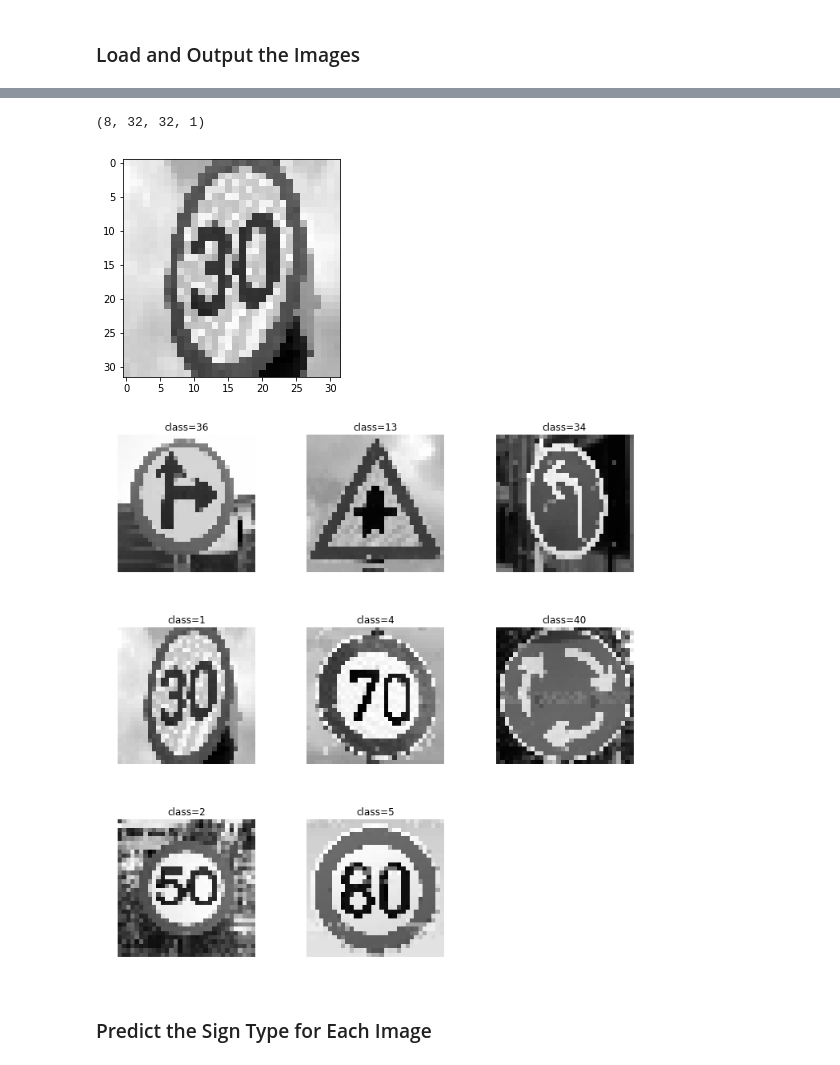
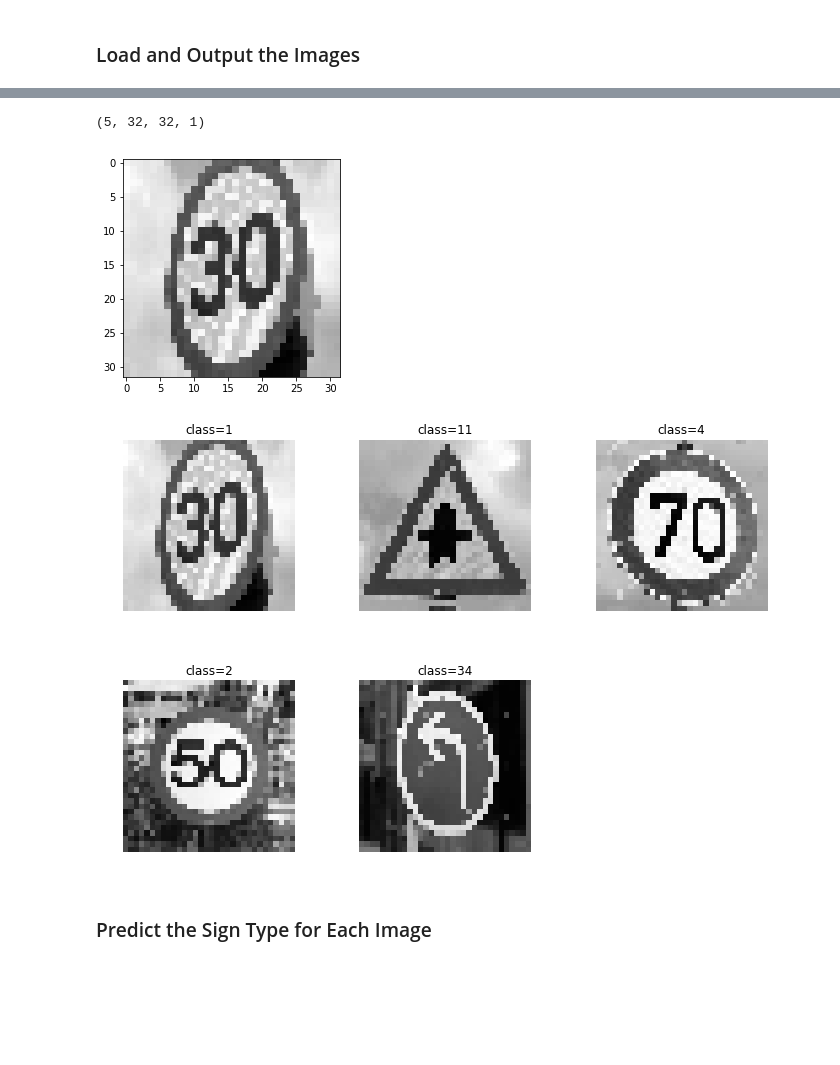
Before and after one commit to var7/CarND-Traffic-Sign-Classifier-Project, a Jupyter notebook: Traffic_Sign_Classifier.ipynb, the cells around one changed output, grey strips where cells are left out. Saved outputs shown, nothing was run; the diff lists cells and outputs as text; code cells hidden in the pictures; blank space fills up the shorter version.

```diff
--- a/Traffic_Sign_Classifier.ipynb
+++ b/Traffic_Sign_Classifier.ipynb
@@ -415,8 +417,8 @@ X_train_norm.shape
 # %%
 import tensorflow as tf
 
-EPOCHS = 100
-BATCH_SIZE = 128
+EPOCHS = 150
+BATCH_SIZE = 64
 # %%
 from tensorflow.contrib.layers import flatten
 
@@ -440,7 +442,7 @@ def LeNet(x):
     print('conv1 shape:', conv1.get_shape())
 
     # SOLUTION: Activation.
-    conv1 = tf.nn.relu(conv1)
+    conv1 = tf.nn.elu(conv1)
 
     # SOLUTION: Pooling. Input = 28x28x6. Output = 14x14x6.
     conv1 = tf.nn.max_pool(conv1, ksize=[1, 2, 2, 1], strides=[1, 2, 2, 1], padding='VALID')
@@ -451,7 +453,7 @@ def LeNet(x):
     conv2   = tf.nn.conv2d(conv1, conv2_W, strides=[1, 1, 1, 1], padding='VALID') + conv2_b
 #     conv2 = tf.nn.dropout(conv2, keep_prob+0.2)
     # SOLUTION: Activation.
-    conv2 = tf.nn.relu(conv2)
+    conv2 = tf.nn.elu(conv2)
 
     # SOLUTION: Pooling. Input = 10x10x16. Output = 5x5x16.
     conv2 = tf.nn.max_pool(conv2, ksize=[1, 2, 2, 1], strides=[1, 2, 2, 1], padding='VALID')
@@ -470,7 +472,7 @@ def LeNet(x):
     fc1   = tf.matmul(fc0, fc1_W) + fc1_b
 
     # SOLUTION: Activation.
-    fc1    = tf.nn.relu(fc1)
+    fc1    = tf.nn.elu(fc1)
 
     # SOLUTION: Layer 4: Fully Connected. Input = 120. Output = 84.
     fc2_W  = tf.Variable(tf.truncated_normal(shape=(120, 84), mean = mu, stddev = sigma), name='fcw2')
@@ -478,7 +480,7 @@ def LeNet(x):
     fc2    = tf.matmul(fc1, fc2_W) + fc2_b
 
     # SOLUTION: Activation.
-    fc2    = tf.nn.relu(fc2)
+    fc2    = tf.nn.elu(fc2)
 
     # SOLUTION: Layer 5: Fully Connected. Input = 84. Output = 43.
     fc3_W  = tf.Variable(tf.truncated_normal(shape=(84, 43), mean = mu, stddev = sigma), name='fcw3')
@@ -549,7 +551,7 @@ with tf.Session() as sess:
         valid_acc.append(validation_accuracy)
         print()
 
-    saver.save(sess, './modelwithaugdata')
+    saver.save(sess, './modelwith800augdata')
     print("Model saved")
 # %% [output]
 Training...
@@ -621,5 +623,5 @@ print(images)
 # %%
-X_web_test = np.zeros((8, 32, 32, 3))
+X_web_test = np.zeros((5, 32, 32, 3))
 idx = 0
 fig = plt.figure(figsize=(8,8))
 # print(X_web_test[0].shape)
@@ -628,7 +630,7 @@ for imgName in images:
     img = cv2.resize(img, (32, 32))
 #     print(img.shape)
     X_web_test[idx] = img
-    fig.add_subplot(2, 4, idx+1)
+    fig.add_subplot(2, 5, idx+1)
     idx+=1
     plt.imshow(img)
     plt.title(imgName)
@@ -639,19 +641,19 @@ for imgName in images:
 # %%
 # X_web_test = normalize_color(X_web_test)
 X_web_gray = np.sum(X_web_test/3, axis=3, keepdims=True)
 X_web_normalized = np.array([normalize_color(X_web_gray[i]) for i in range(len(X_web_test))],
                           dtype = np.float32)
-y_web_test = np.array([1, 2, 4, 5, 34, 40, 36, 13])
+y_web_test = np.array([1, 2, 4, 34, 11])
 # print(y_valid.shape)
 # print(y_web_test.shape)
 print(X_web_normalized.shape)
 plt.imshow(X_web_normalized[0].squeeze(), cmap='gray')
 show_multiple_images(X_web_normalized, y_web_test, no_imgs=8, gray=True)
 # plt.imshow(X_train[np.where(y_train==36)], cmap='gray')
 # %% [output]
-(8, 32, 32, 1)
+(5, 32, 32, 1)
 [figure]
-[figure, old version]
+[figure, new version]
 # %% [markdown]
 ### Predict the Sign Type for Each Image
 # %%
```
Also changed, not shown: parts of 18 cells of this notebook, 4 other files.
